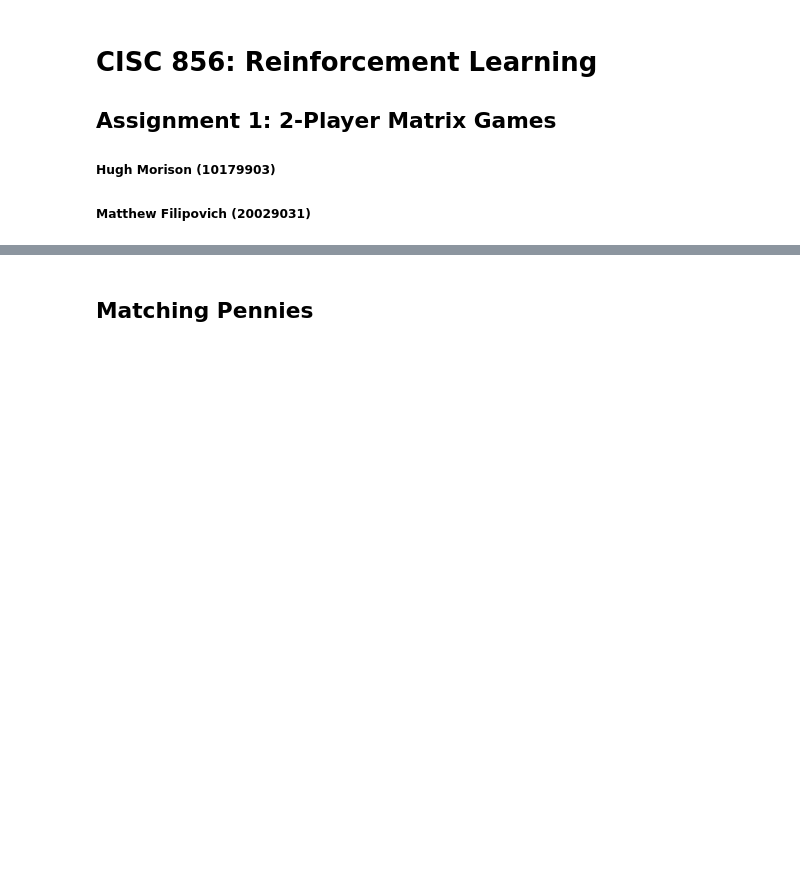
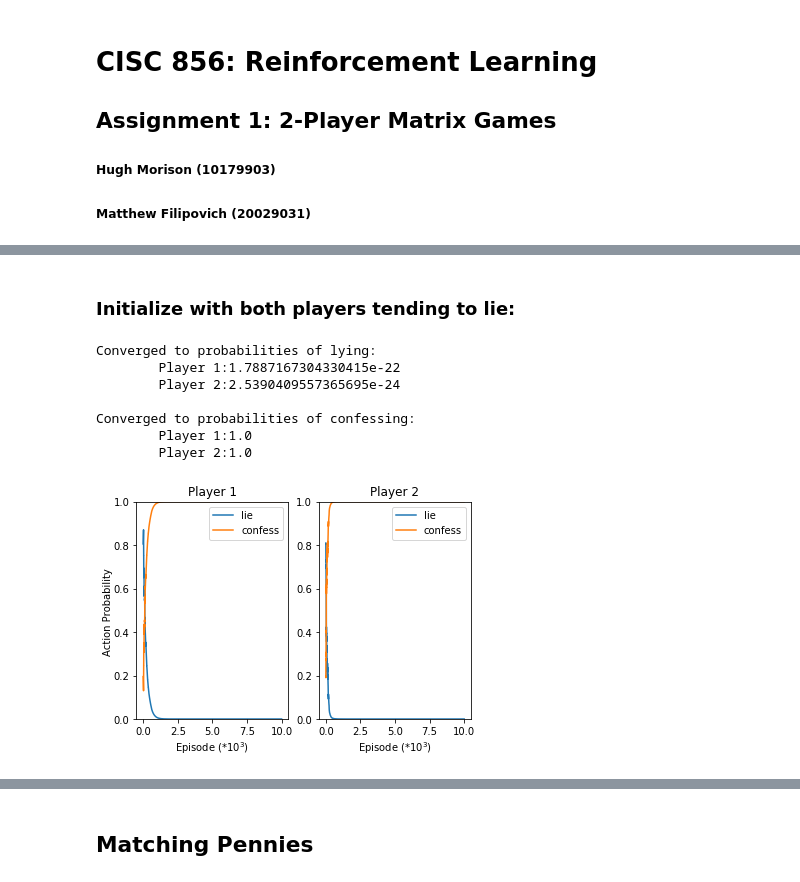
Before and after one commit to hughmor/rl-matrix-games, a Jupyter notebook: report.ipynb, the cells around one changed output, grey strips where cells are left out. Cells and saved outputs as stored; diff of their text form; code cells hidden in the pictures; blank space fills up the shorter version.

```diff
--- a/report.ipynb
+++ b/report.ipynb
@@ -50,0 +35,16 @@ Converged to probabilities of confessing:
+# %% [markdown]
+### Initialize with both players tending to lie:
+# %%
+policy_1 = np.array([0.8, 0.2])
+policy_2 = np.array([0.8, 0.2])
+p1_history, p2_history, _, _ = iterate(policy_1, rewards_1, policy_2, rewards_2, max_iterations=N)
+statistics(p1_history, p2_history, labels)
+# %% [output]
+Converged to probabilities of lying:
+        Player 1:1.7887167304330415e-22
+        Player 2:2.5390409557365695e-24
+
+Converged to probabilities of confessing:
+        Player 1:1.0
+        Player 2:1.0
+[figure, added]
```
Also changed, not shown: parts of 8 cells of this notebook, 1 other file.
